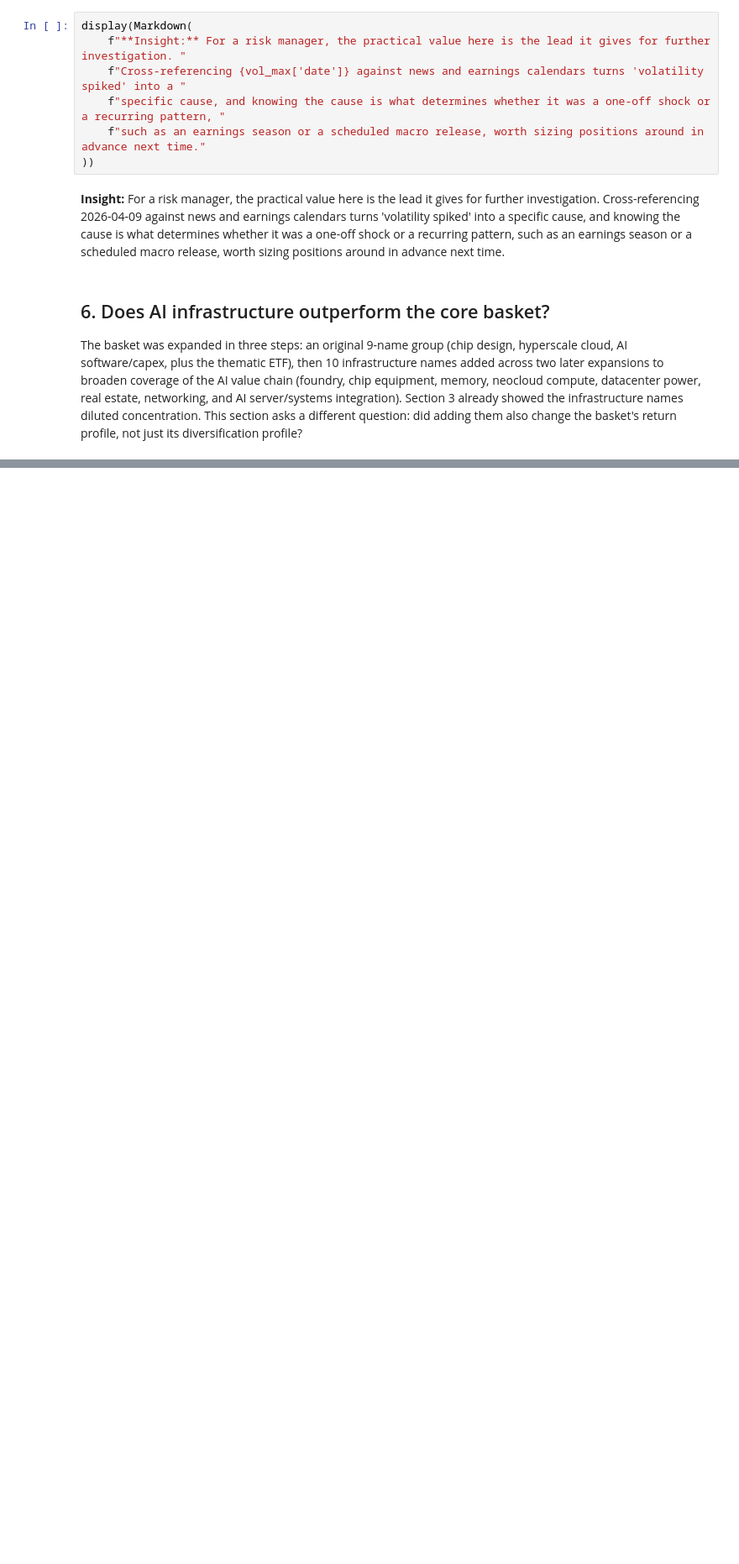
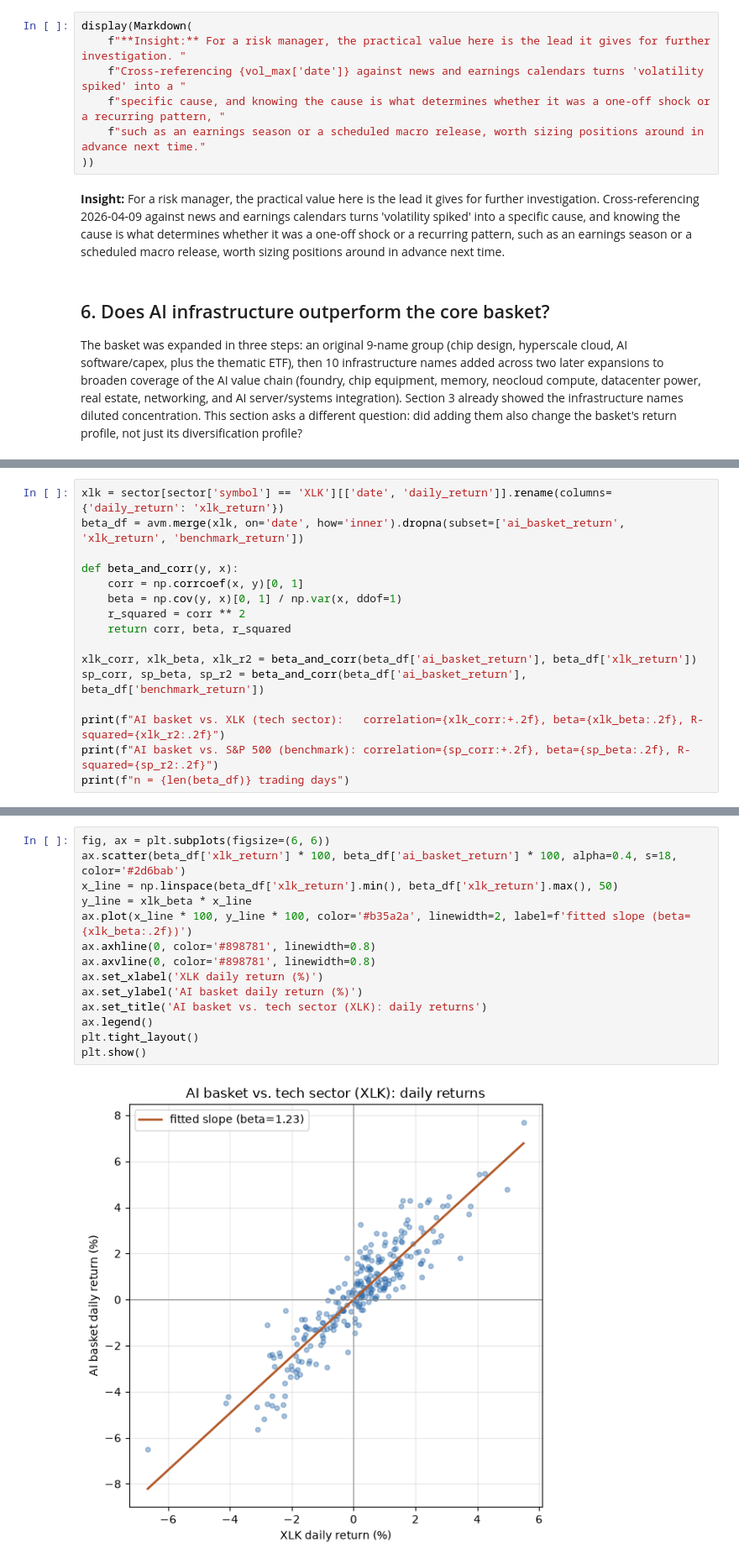
Before and after one commit to pdglenchur-glitch/market_ai_pulse, a Jupyter notebook: analysis/key_findings.ipynb, the cells around one changed output, grey strips where cells are left out. Shown at 84% size. Cells and saved outputs as stored; diff of their text form; blank space fills up the shorter version.

```diff
--- a/analysis/key_findings.ipynb
+++ b/analysis/key_findings.ipynb
@@ -664,0 +670,16 @@ display(Markdown(
+# %%
+xlk = sector[sector['symbol'] == 'XLK'][['date', 'daily_return']].rename(columns={'daily_return': 'xlk_return'})
+beta_df = avm.merge(xlk, on='date', how='inner').dropna(subset=['ai_basket_return', 'xlk_return', 'benchmark_return'])
+
+def beta_and_corr(y, x):
+    corr = np.corrcoef(x, y)[0, 1]
+    beta = np.cov(y, x)[0, 1] / np.var(x, ddof=1)
+    r_squared = corr ** 2
+    return corr, beta, r_squared
+
+xlk_corr, xlk_beta, xlk_r2 = beta_and_corr(beta_df['ai_basket_return'], beta_df['xlk_return'])
+sp_corr, sp_beta, sp_r2 = beta_and_corr(beta_df['ai_basket_return'], beta_df['benchmark_return'])
+
+print(f"AI basket vs. XLK (tech sector):   correlation={xlk_corr:+.2f}, beta={xlk_beta:.2f}, R-squared={xlk_r2:.2f}")
+print(f"AI basket vs. S&P 500 (benchmark): correlation={sp_corr:+.2f}, beta={sp_beta:.2f}, R-squared={sp_r2:.2f}")
+print(f"n = {len(beta_df)} trading days")
@@ -664,0 +690,16 @@ display(Markdown(
+# %%
+fig, ax = plt.subplots(figsize=(6, 6))
+ax.scatter(beta_df['xlk_return'] * 100, beta_df['ai_basket_return'] * 100, alpha=0.4, s=18, color='#2d6bab')
+x_line = np.linspace(beta_df['xlk_return'].min(), beta_df['xlk_return'].max(), 50)
+y_line = xlk_beta * x_line
+ax.plot(x_line * 100, y_line * 100, color='#b35a2a', linewidth=2, label=f'fitted slope (beta={xlk_beta:.2f})')
+ax.axhline(0, color='#898781', linewidth=0.8)
+ax.axvline(0, color='#898781', linewidth=0.8)
+ax.set_xlabel('XLK daily return (%)')
+ax.set_ylabel('AI basket daily return (%)')
+ax.set_title('AI basket vs. tech sector (XLK): daily returns')
+ax.legend()
+plt.tight_layout()
+plt.show()
+# %% [output]
+[figure, added]
```
Also changed, not shown: parts of 26 cells of this notebook, 2 other files.
